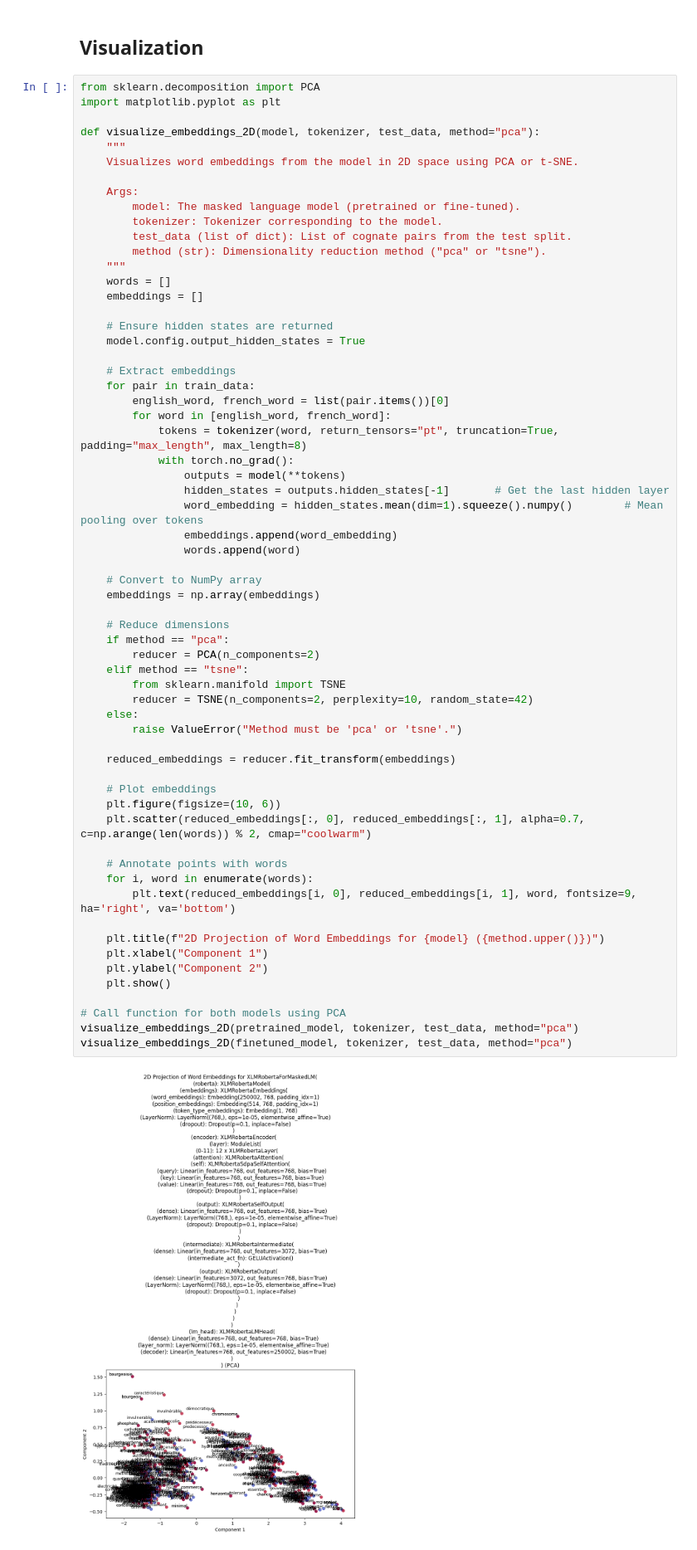
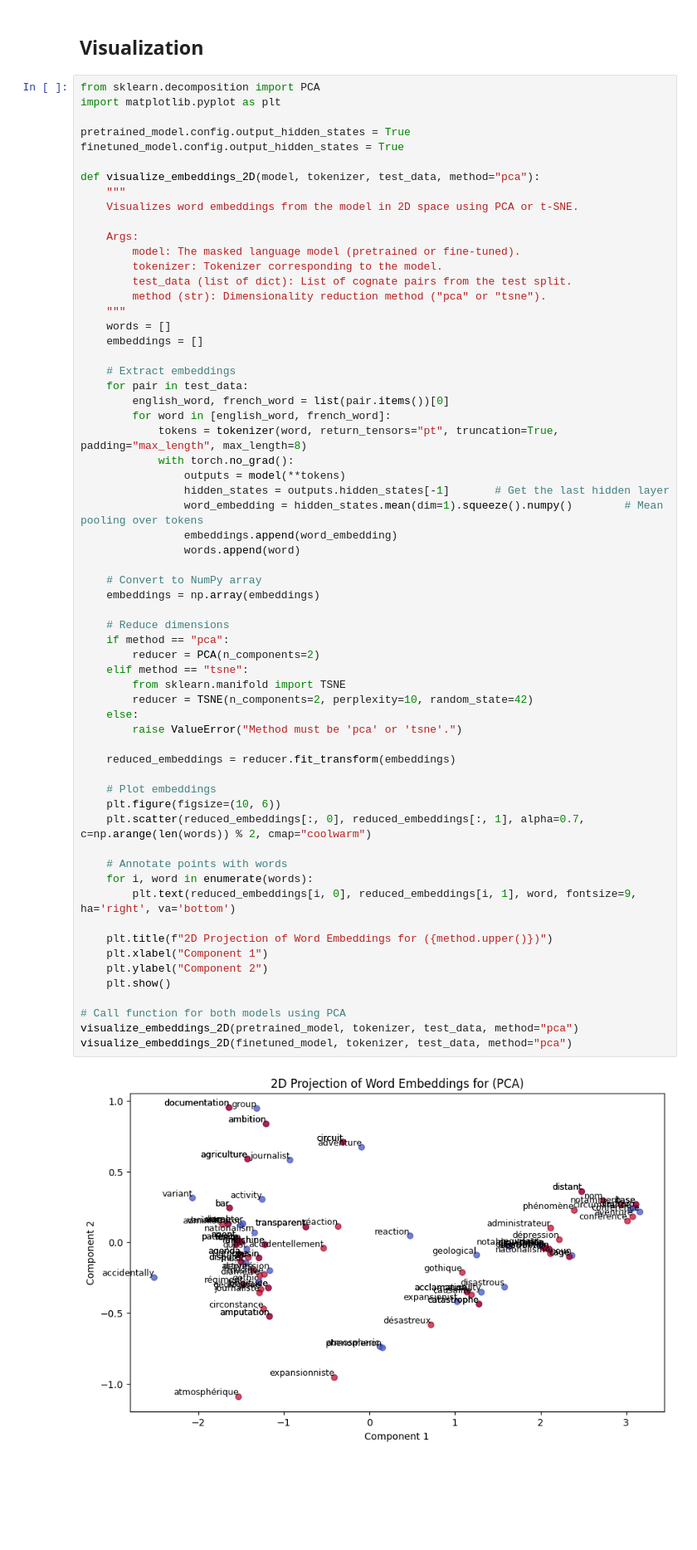
Before and after one commit to fubotz/ICL_2024W, a Jupyter notebook: FinalProject_Fabian_SCHAMBECK.ipynb, the cells around one changed output. Shown: that part at 83% size. Drawn from its saved outputs; the diff is of its cells as text; blank space fills up the shorter version.

```diff
--- a/FinalProject_Fabian_SCHAMBECK.ipynb
+++ b/FinalProject_Fabian_SCHAMBECK.ipynb
@@ -436,6 +428,9 @@ Accuracy of the model: 48.00%
 # %%
 from sklearn.decomposition import PCA
 import matplotlib.pyplot as plt
+
+pretrained_model.config.output_hidden_states = True
+finetuned_model.config.output_hidden_states = True
 
 def visualize_embeddings_2D(model, tokenizer, test_data, method="pca"):
     """
@@ -450,11 +445,8 @@ def visualize_embeddings_2D(model, tokenizer, test_data, method="pca"):
     words = []
     embeddings = []
 
-    # Ensure hidden states are returned
-    model.config.output_hidden_states = True
-
     # Extract embeddings
-    for pair in train_data:
+    for pair in test_data:
         english_word, french_word = list(pair.items())[0]
         for word in [english_word, french_word]:
             tokens = tokenizer(word, return_tensors="pt", truncation=True, padding="max_length", max_length=8)
@@ -468,32 +460,32 @@ def visualize_embeddings_2D(model, tokenizer, test_data, method="pca"):
     # Convert to NumPy array
     embeddings = np.array(embeddings)
 
     # Reduce dimensions
     if method == "pca":
         reducer = PCA(n_components=2)
     elif method == "tsne":
         from sklearn.manifold import TSNE
         reducer = TSNE(n_components=2, perplexity=10, random_state=42)
     else:
         raise ValueError("Method must be 'pca' or 'tsne'.")
 
     reduced_embeddings = reducer.fit_transform(embeddings)
 
     # Plot embeddings
     plt.figure(figsize=(10, 6))
     plt.scatter(reduced_embeddings[:, 0], reduced_embeddings[:, 1], alpha=0.7, c=np.arange(len(words)) % 2, cmap="coolwarm")
 
     # Annotate points with words
     for i, word in enumerate(words):
         plt.text(reduced_embeddings[i, 0], reduced_embeddings[i, 1], word, fontsize=9, ha='right', va='bottom')
 
-    plt.title(f"2D Projection of Word Embeddings for {model} ({method.upper()})")
+    plt.title(f"2D Projection of Word Embeddings for ({method.upper()})")
     plt.xlabel("Component 1")
     plt.ylabel("Component 2")
     plt.show()
 
 # Call function for both models using PCA
 visualize_embeddings_2D(pretrained_model, tokenizer, test_data, method="pca")
 visualize_embeddings_2D(finetuned_model, tokenizer, test_data, method="pca")
 # %% [output]
-[figure, old version]
+[figure, new version]
```
Also changed, not shown: parts of 23 cells of this notebook.
